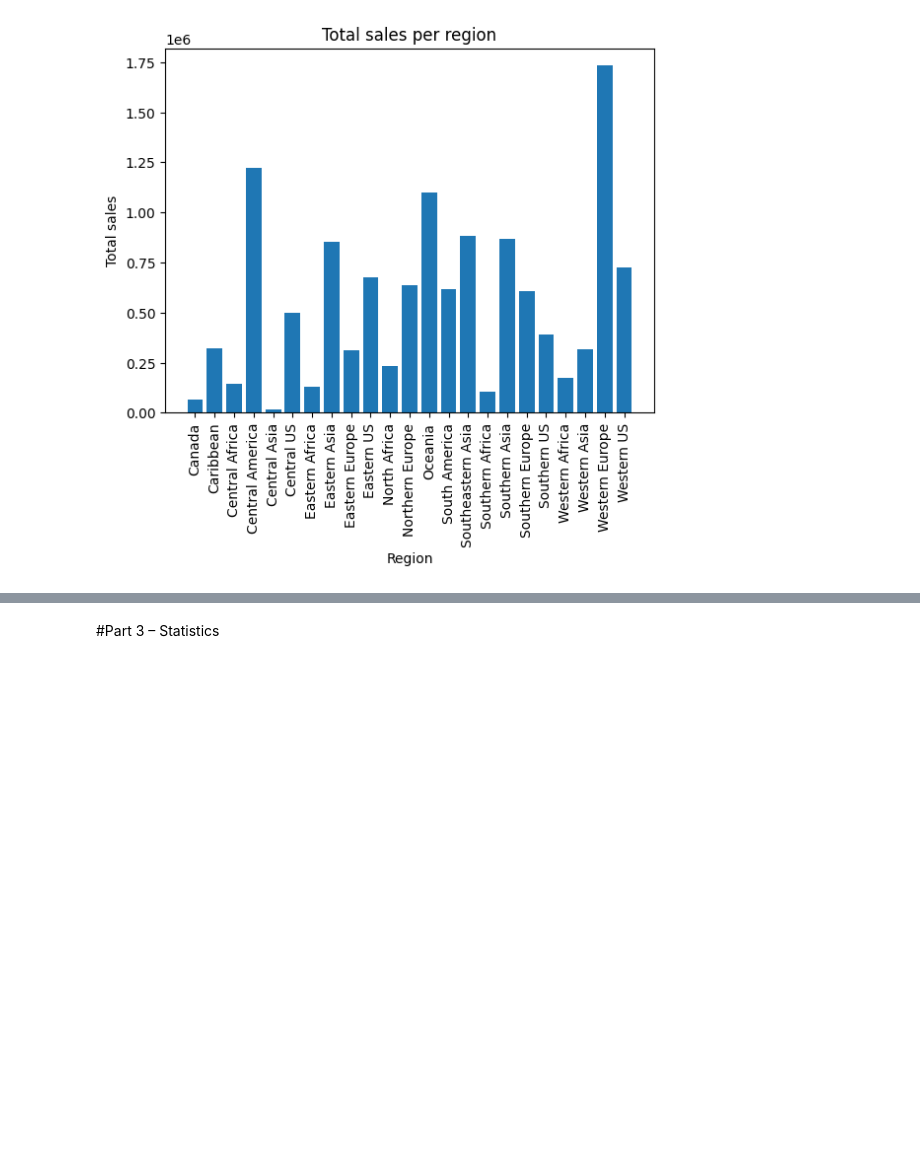
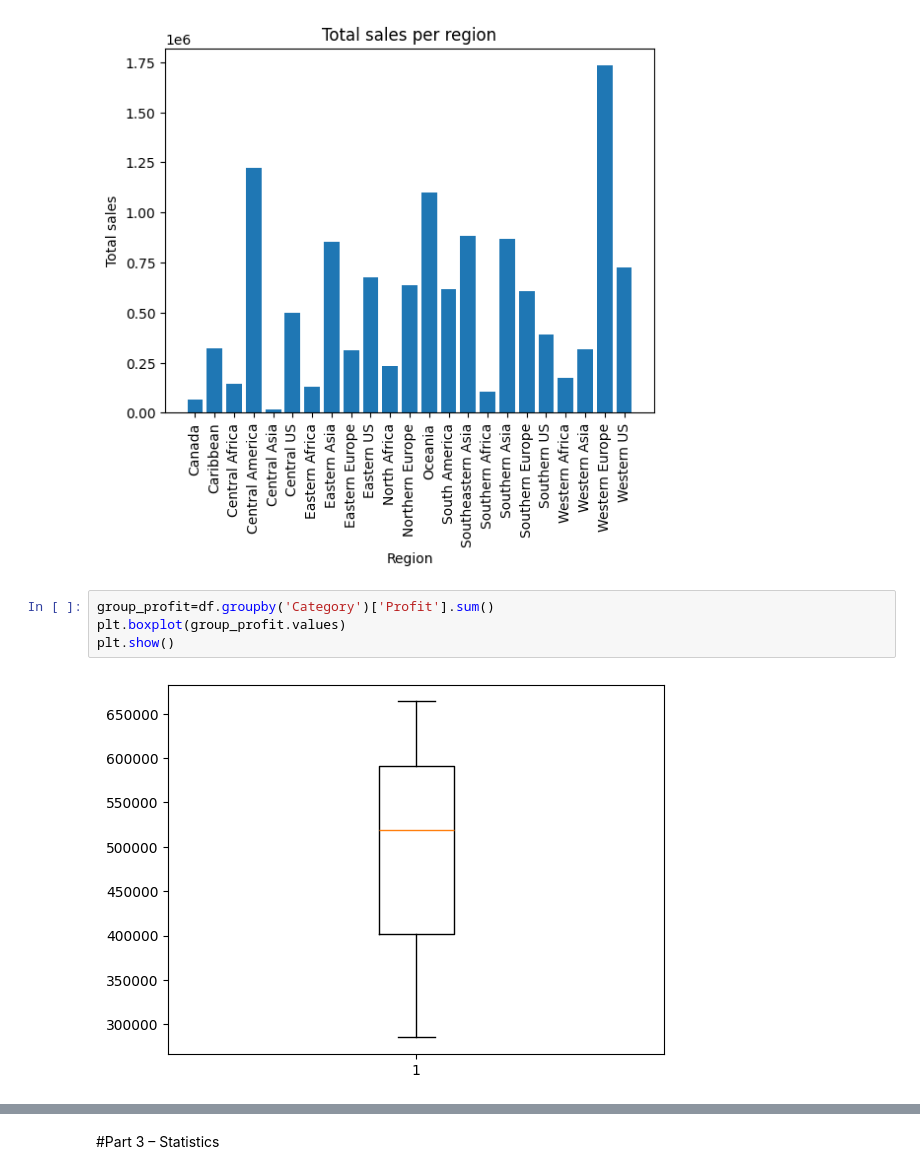
Before and after one commit to subhiksha-kodi/EDA-PROJECT---GLOBAL-SUPERSTORE-SALES-ANALYSIS, a Jupyter notebook: code.ipynb, the cells around one changed output, grey strips where cells are left out. Cells and saved outputs as stored; diff of their text form; blank space fills up the shorter version.

```diff
--- a/code.ipynb
+++ b/code.ipynb
@@ -168,3 +168,9 @@ plt.xticks(rotation=90)
 plt.show()
 # %% [output]
 [figure]
+# %%
+group_profit=df.groupby('Category')['Profit'].sum()
+plt.boxplot(group_profit.values)
+plt.show()
+# %% [output]
+[figure, added]
```
Also changed, not shown: parts of 11 cells of this notebook.
